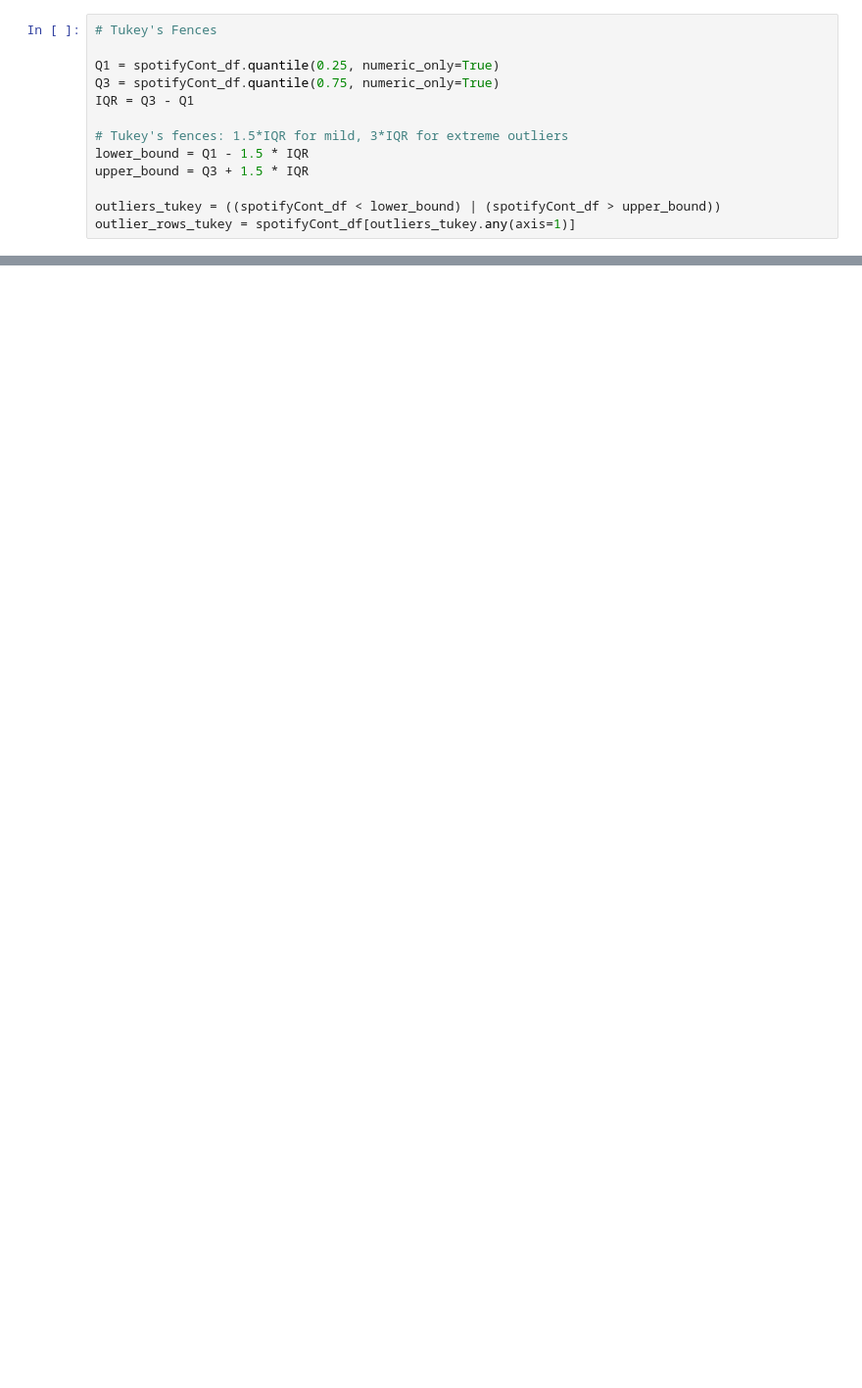
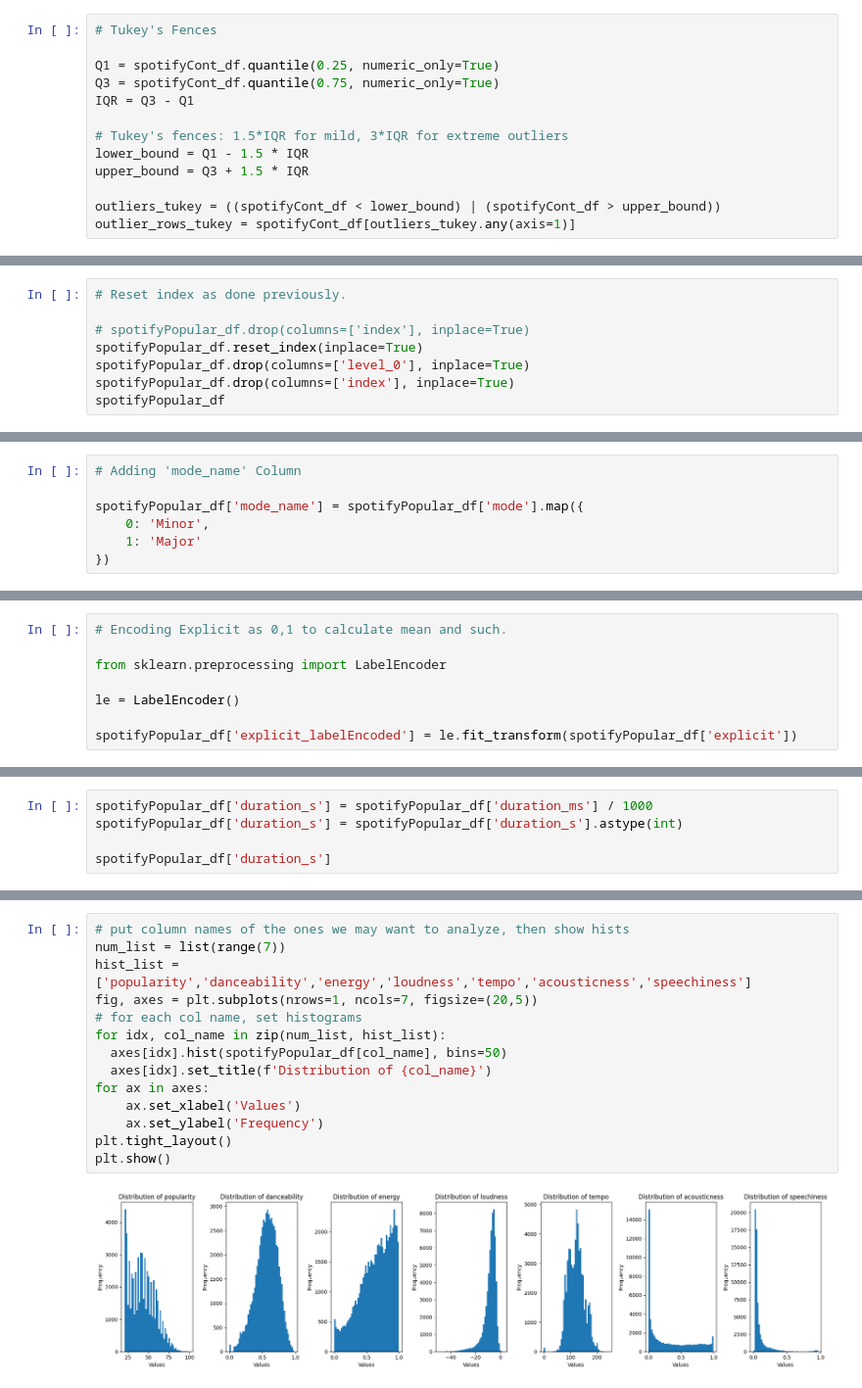
Before and after one commit to matthewsj17/Spotify-Data-Analysis-DSCI300-Project, a Jupyter notebook: DSCI300_DataCleaning_SemesterProject.ipynb, the cells around one changed output, grey strips where cells are left out. Shown at 98% size. Drawn from its saved outputs; the diff is of its cells as text; blank space fills up the shorter version.

```diff
--- a/DSCI300_DataCleaning_SemesterProject.ipynb
+++ b/DSCI300_DataCleaning_SemesterProject.ipynb
@@ -328,0 +591,8 @@ for col in spotifyCont_df.columns:
+# %%
+# Reset index as done previously.
+
+# spotifyPopular_df.drop(columns=['index'], inplace=True)
+spotifyPopular_df.reset_index(inplace=True)
+spotifyPopular_df.drop(columns=['level_0'], inplace=True)
+spotifyPopular_df.drop(columns=['index'], inplace=True)
+spotifyPopular_df
@@ -328,0 +659,7 @@ for col in spotifyCont_df.columns:
+# %%
+# Adding 'mode_name' Column
+
+spotifyPopular_df['mode_name'] = spotifyPopular_df['mode'].map({
+    0: 'Minor',
+    1: 'Major'
+})
@@ -328,0 +690,8 @@ for col in spotifyCont_df.columns:
+# %%
+# Encoding Explicit as 0,1 to calculate mean and such.
+
+from sklearn.preprocessing import LabelEncoder
+
+le = LabelEncoder()
+
+spotifyPopular_df['explicit_labelEncoded'] = le.fit_transform(spotifyPopular_df['explicit'])
@@ -328,0 +715,5 @@ for col in spotifyCont_df.columns:
+# %%
+spotifyPopular_df['duration_s'] = spotifyPopular_df['duration_ms'] / 1000
+spotifyPopular_df['duration_s'] = spotifyPopular_df['duration_s'].astype(int)
+
+spotifyPopular_df['duration_s']
@@ -328,0 +959,16 @@ for col in spotifyCont_df.columns:
+# %%
+# put column names of the ones we may want to analyze, then show hists
+num_list = list(range(7))
+hist_list = ['popularity','danceability','energy','loudness','tempo','acousticness','speechiness']
+fig, axes = plt.subplots(nrows=1, ncols=7, figsize=(20,5))
+# for each col name, set histograms
+for idx, col_name in zip(num_list, hist_list):
+  axes[idx].hist(spotifyPopular_df[col_name], bins=50)
+  axes[idx].set_title(f'Distribution of {col_name}')
+for ax in axes:
+    ax.set_xlabel('Values')
+    ax.set_ylabel('Frequency')
+plt.tight_layout()
+plt.show()
+# %% [output]
+[figure, added]
```
Also changed, not shown: parts of 94 cells of this notebook.
